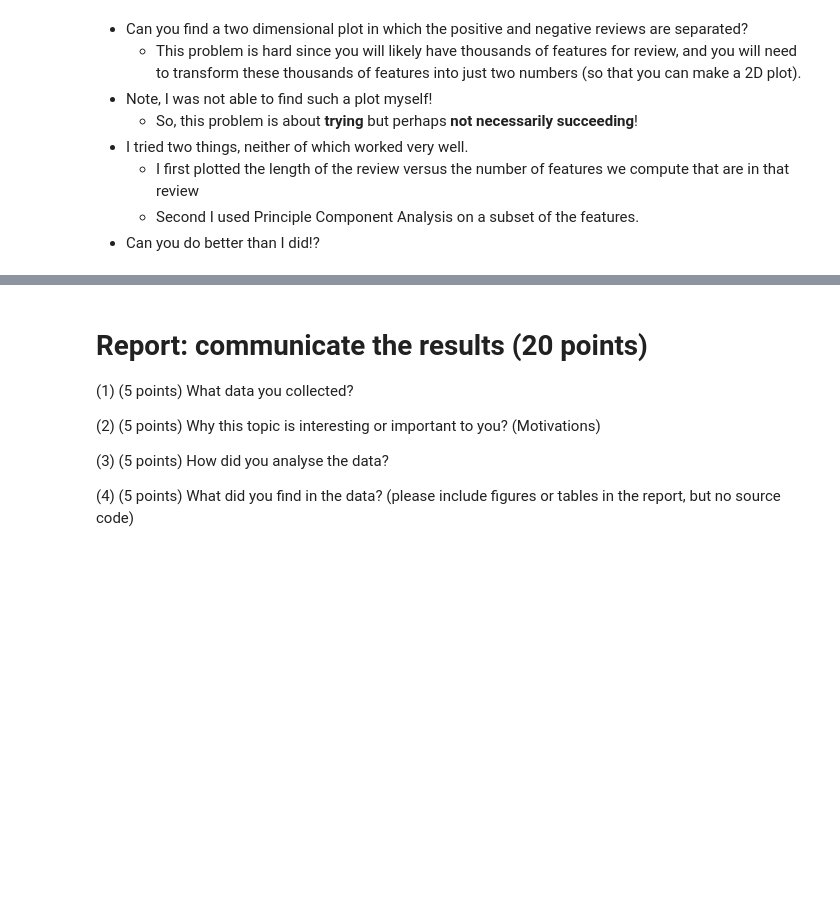
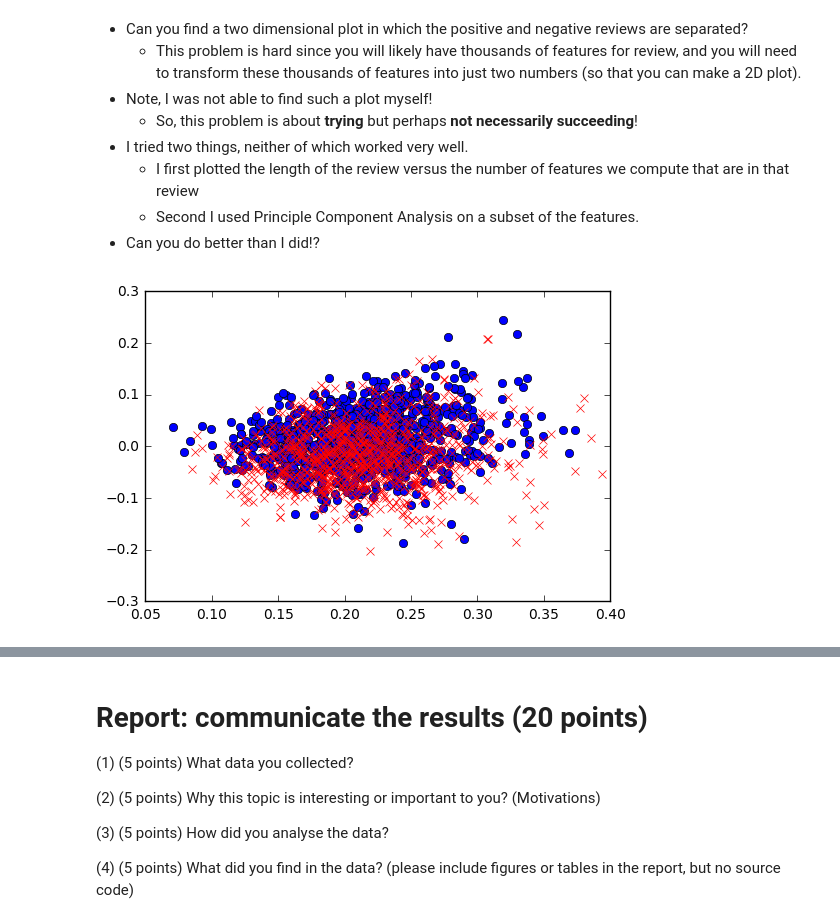
Before and after one commit to GuanxiongLiu/DS501, a Jupyter notebook: CaseStudy3/CaseStudy3.ipynb, the cells around one changed output, grey strips where cells are left out. Saved outputs shown, nothing was run; the diff lists cells and outputs as text; code cells hidden in the pictures; blank space fills up the shorter version.

```diff
--- a/CaseStudy3/CaseStudy3.ipynb
+++ b/CaseStudy3/CaseStudy3.ipynb
@@ -470,0 +572,15 @@ avg / total       0.88      0.88      0.88       500
+# %%
+vector = TfidfVectorizer(min_df=3, max_df=0.95, ngram_range=(1,2))
+word_vector = vector.fit_transform(dataset.data)
+# %%
+# LSA
+pca = TruncatedSVD(n_components=2)
+word_pca = pca.fit_transform(word_vector.todense())
+
+for value, target in zip(word_pca, dataset.target):
+    if target == 0:
+        plt.plot(value[0], value[1], 'bo')
+    else:
+        plt.plot(value[0], value[1], 'rx')
+# %% [output]
+[figure, added]
```
Also changed, not shown: parts of 5 cells of this notebook.
